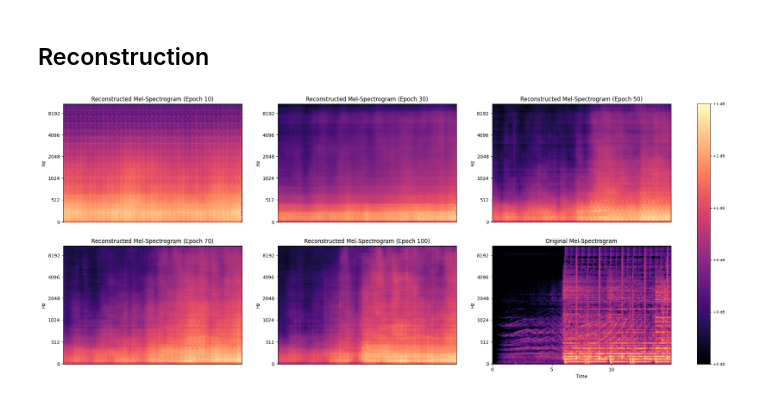
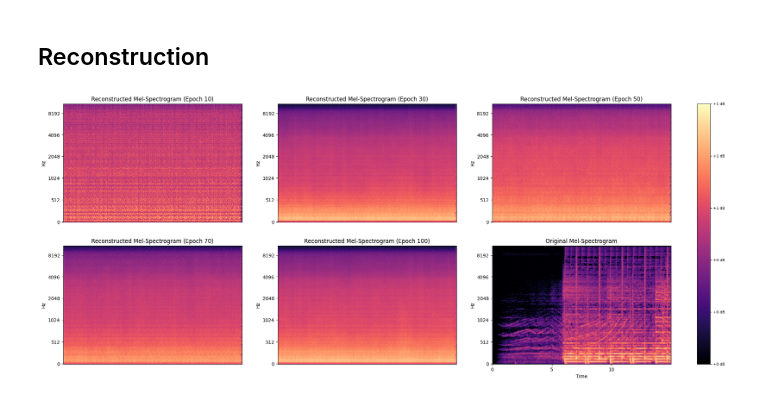
Before and after one commit to Audiofool934/Data-Side-of-the-Moon, a Jupyter notebook: code/visual.ipynb, the cells around one changed output. Saved outputs shown, nothing was run; the diff lists cells and outputs as text; code cells hidden in the pictures.

```diff
--- a/code/visual.ipynb
+++ b/code/visual.ipynb
@@ -193,2 +166,10 @@ Clustering Accuracy: 0.30
 # %% [markdown]
 ## Special Song
+# %%
+encoder=load_encoder(f"{model_save_path}/encoder_30.pth", encoded_space_dim=encoded_space_dim)
+decoder=load_decoder(f"{model_save_path}/decoder_30.pth", encoded_space_dim=encoded_space_dim)
+device = torch.device("cuda") if torch.cuda.is_available() else torch.device("cpu")
+print(f'device: {device}')
+
+encoder.to(device)
+decoder.to(device)
@@ -226,40 +228,44 @@ v.plot_all(encoded_samples_with_new, Y, selected_labels)
 # %%
 origin = "data/spec/testsongs_646/The Doctor (Comfortably Numb) [The Wall, Work In Progress Pt. 2 1979].npy"
 og_song = np.load(origin)
+song = og_song
+og_song = torch.from_numpy(og_song)
+og_song = og_song[np.newaxis, :]
+encoded_spectrogram_np = encode_data(encoder, og_song)
 
 epochs = [10, 30, 50, 70, 100]
 
 # fig, axes = plt.subplots(len(epochs)+1, 1, figsize=(15, 20))
 
 fig, axes = plt.subplots(2, 3, figsize=(25, 10))
 axes = axes.flatten()
 
 # Generate reconstructed spectrograms for epochs 10, 30, 50, 70
 for i, epoch in enumerate(epochs):
     encoder = load_encoder(f"{model_save_path}/encoder_{epoch}.pth", encoded_space_dim=encoded_space_dim)
     decoder = load_decoder(f"{model_save_path}/decoder_{epoch}.pth", encoded_space_dim=encoded_space_dim)
     device = torch.device("cuda") if torch.cuda.is_available() else torch.device("cpu")
     encoder.to(device)
     decoder.to(device)
 
     encoded_song = encode_data(encoder, og_song)
     recon_song = decode_data(decoder, encoded_song)
 
     img = librosa.display.specshow(recon_song, sr=22050, y_axis='mel', ax=axes[i])
     axes[i].set_title(f'Reconstructed Mel-Spectrogram (Epoch {epoch})')
 
 # Plot the original mel-spectrogram at the end
-img = librosa.display.specshow(og_song, sr=22050, x_axis='time', y_axis='mel', ax=axes[-1])
+img = librosa.display.specshow(song, sr=22050, x_axis='time', y_axis='mel', ax=axes[-1])
 axes[-1].set_title('Original Mel-Spectrogram')
 
 # Add colorbar to the last plot
 cbar = fig.colorbar(img, ax=axes, format='%+2.0f dB', fraction=0.03, pad=0.04)
 cbar.ax.tick_params(labelsize=8)
 
 # plt.tight_layout()
 plt.show()
 # %% [output]
-[figure, old version]
+[figure, new version]
 # %%
 # import sounddevice as sd
 # sr = 22050
```
Also changed, not shown: parts of 10 cells of this notebook, 5 other files.
